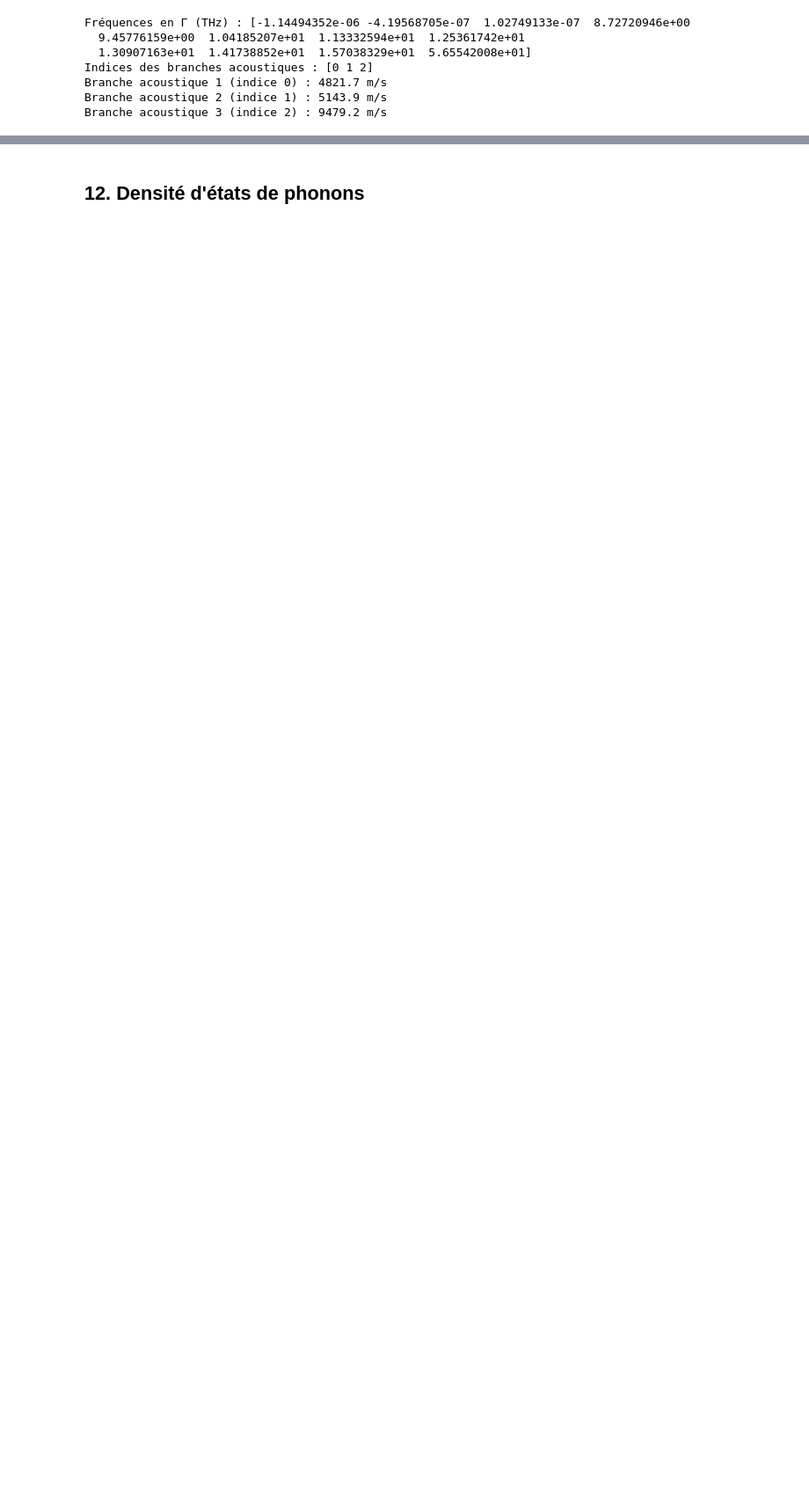
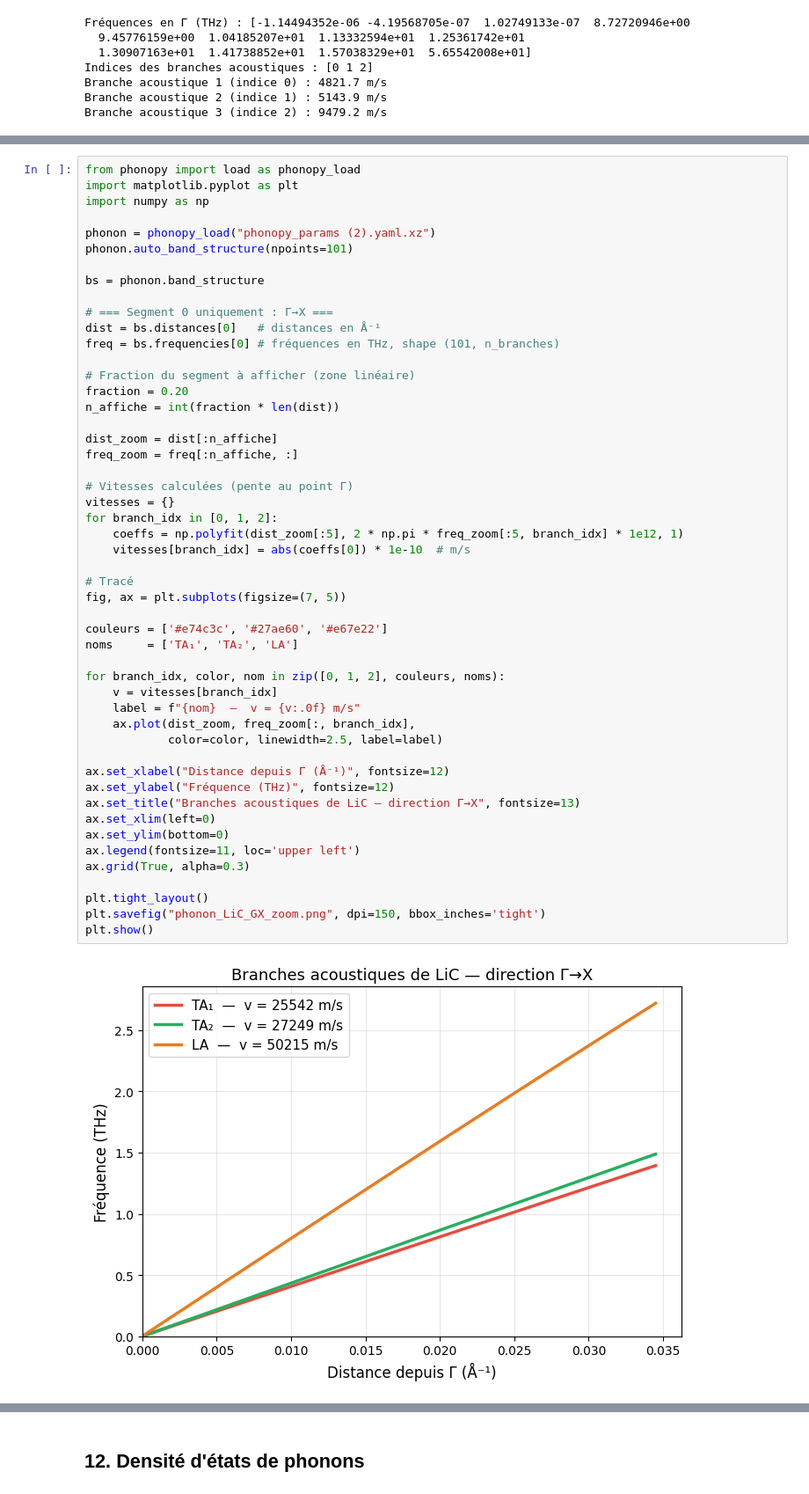
Before and after one commit to yousyou/Projet-LMAPR1492, a Jupyter notebook: notebook_materiaux.ipynb, the cells around one changed output, grey strips where cells are left out. Shown at 88% size. Cells and saved outputs as stored; diff of their text form; blank space fills up the shorter version.

```diff
--- a/notebook_materiaux.ipynb
+++ b/notebook_materiaux.ipynb
@@ -1584,0 +1669,52 @@ Branche acoustique 3 (indice 2) : 9479.2 m/s
+# %%
+from phonopy import load as phonopy_load
+import matplotlib.pyplot as plt
+import numpy as np
+
+phonon = phonopy_load("phonopy_params (2).yaml.xz")
+phonon.auto_band_structure(npoints=101)
+
+bs = phonon.band_structure
+
+# === Segment 0 uniquement : Γ→X ===
+dist = bs.distances[0]   # distances en Å⁻¹
+freq = bs.frequencies[0] # fréquences en THz, shape (101, n_branches)
+
+# Fraction du segment à afficher (zone linéaire)
+fraction = 0.20
+n_affiche = int(fraction * len(dist))
+
+dist_zoom = dist[:n_affiche]
+freq_zoom = freq[:n_affiche, :]
+
+# Vitesses calculées (pente au point Γ)
+vitesses = {}
+for branch_idx in [0, 1, 2]:
+    coeffs = np.polyfit(dist_zoom[:5], 2 * np.pi * freq_zoom[:5, branch_idx] * 1e12, 1)
+    vitesses[branch_idx] = abs(coeffs[0]) * 1e-10  # m/s
+
+# Tracé
+fig, ax = plt.subplots(figsize=(7, 5))
+
+couleurs = ['#e74c3c', '#27ae60', '#e67e22']
+noms     = ['TA₁', 'TA₂', 'LA']
+
+for branch_idx, color, nom in zip([0, 1, 2], couleurs, noms):
+    v = vitesses[branch_idx]
+    label = f"{nom}  —  v = {v:.0f} m/s"
+    ax.plot(dist_zoom, freq_zoom[:, branch_idx],
+            color=color, linewidth=2.5, label=label)
+
+ax.set_xlabel("Distance depuis Γ (Å⁻¹)", fontsize=12)
+ax.set_ylabel("Fréquence (THz)", fontsize=12)
+ax.set_title("Branches acoustiques de LiC — direction Γ→X", fontsize=13)
+ax.set_xlim(left=0)
+ax.set_ylim(bottom=0)
+ax.legend(fontsize=11, loc='upper left')
+ax.grid(True, alpha=0.3)
+
+plt.tight_layout()
+plt.savefig("phonon_LiC_GX_zoom.png", dpi=150, bbox_inches='tight')
+plt.show()
+# %% [output]
+[figure, added]
```
Also changed, not shown: parts of 9 cells of this notebook, 6 other files.
